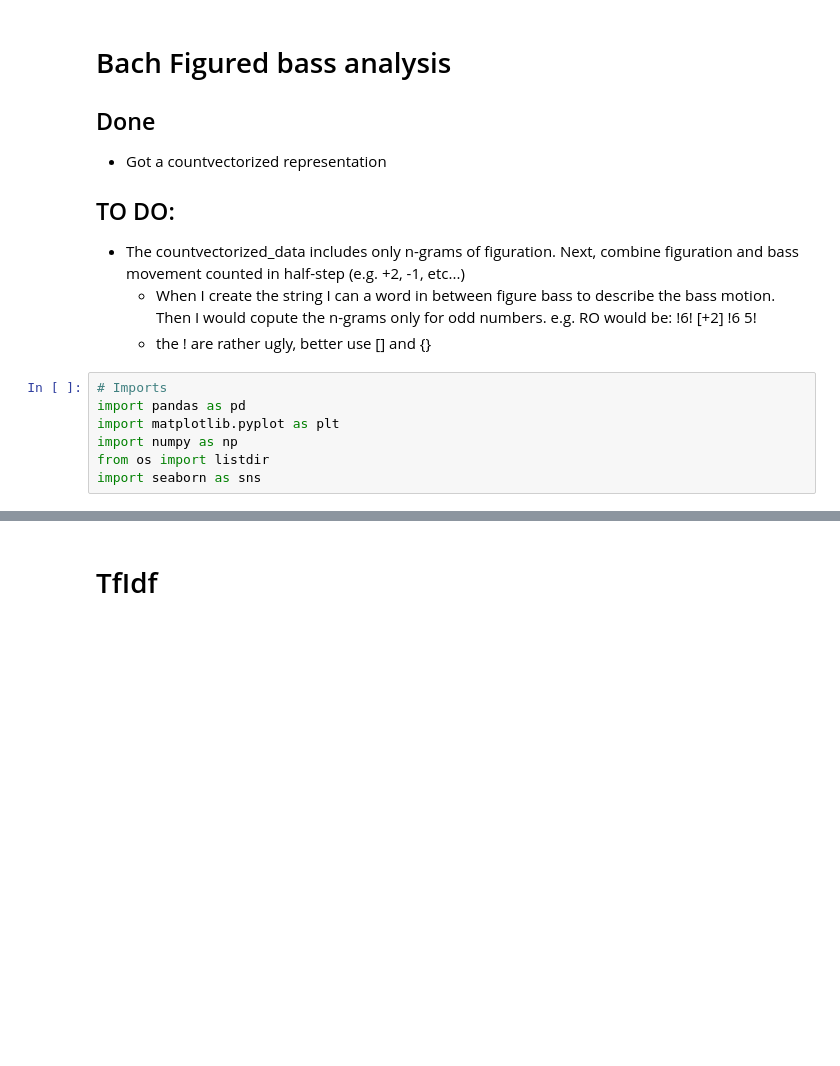
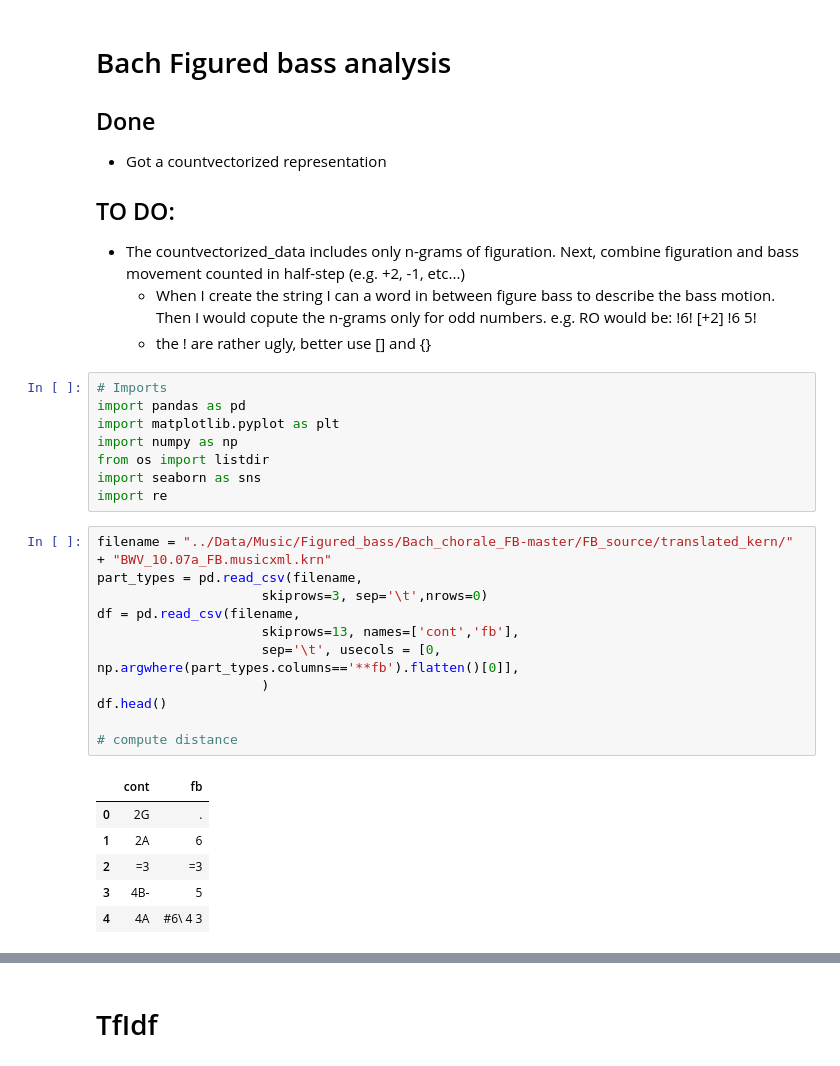
Before and after one commit to abauville/Bach_figured_bass_analysis, a Jupyter notebook: FigBass_analysis.ipynb, the cells around one changed output, grey strips where cells are left out. Drawn from its saved outputs; the diff is of its cells as text; blank space fills up the shorter version.

```diff
--- a/FigBass_analysis.ipynb
+++ b/FigBass_analysis.ipynb
@@ -15,3 +15,22 @@ import matplotlib.pyplot as plt
 import numpy as np
 from os import listdir
 import seaborn as sns
+import re
+# %%
+filename = "../Data/Music/Figured_bass/Bach_chorale_FB-master/FB_source/translated_kern/" + "BWV_10.07a_FB.musicxml.krn"
+part_types = pd.read_csv(filename,
+                     skiprows=3, sep='\t',nrows=0)
+df = pd.read_csv(filename,
+                     skiprows=13, names=['cont','fb'],
+                     sep='\t', usecols = [0, np.argwhere(part_types.columns=='**fb').flatten()[0]],
+                     )
+df.head()
+
+# compute distance
+# %% [output]
+|  | cont | fb |
+| 0 | 2G | . |
+| 1 | 2A | 6 |
+| 2 | =3 | =3 |
+| 3 | 4B- | 5 |
+| 4 | 4A | #6\ 4 3 |
```
Also changed, not shown: parts of 8 cells of this notebook.
